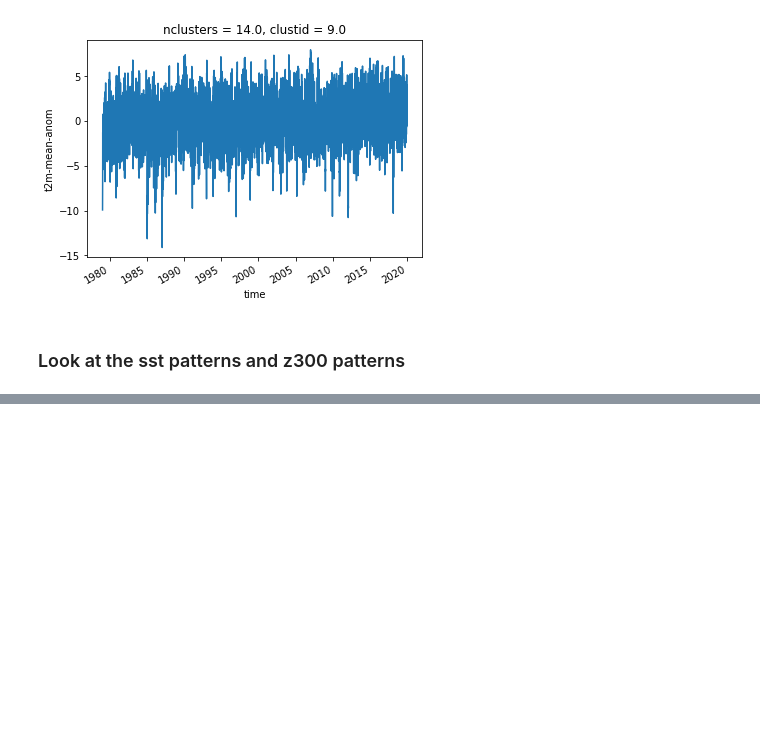
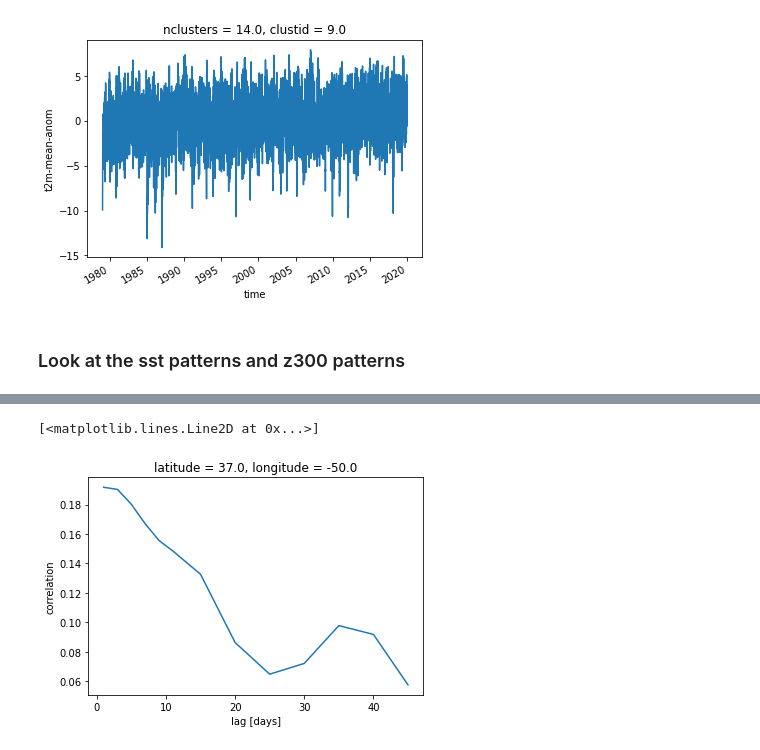
Before and after one commit to chiemvs/Weave, a Jupyter notebook: notebooks/Rank_correlations.ipynb, the cells around one changed output, grey strips where cells are left out. Saved outputs shown, nothing was run; the diff lists cells and outputs as text; code cells hidden in the pictures; blank space fills up the shorter version.

```diff
--- a/notebooks/Rank_correlations.ipynb
+++ b/notebooks/Rank_correlations.ipynb
@@ -52,0 +41,5 @@ Coordinates:
+# %%
+sstcorr.sel(latitude = 37, longitude = -50, method = 'nearest').plot()
+# %% [output]
+[<matplotlib.lines.Line2D at 0x...>]
+[figure, added]
```
Also changed, not shown: parts of 41 cells of this notebook.
